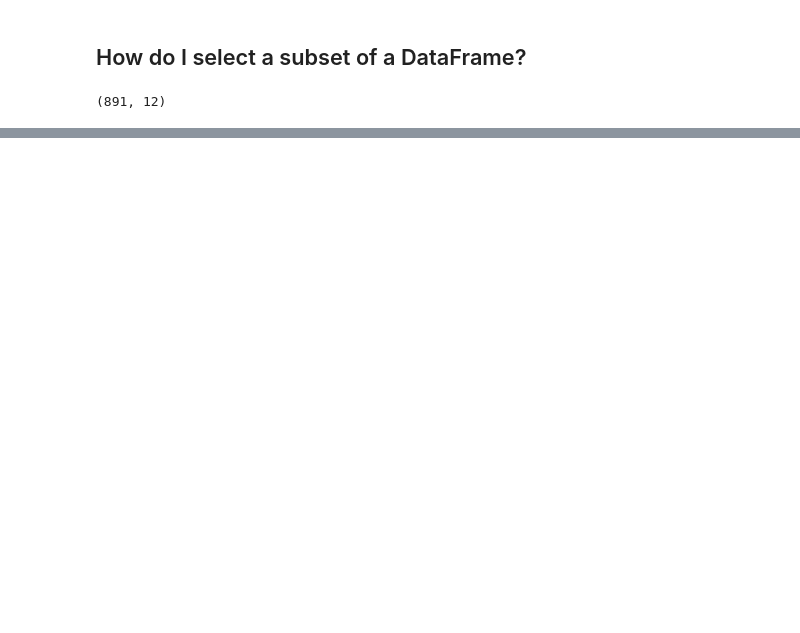
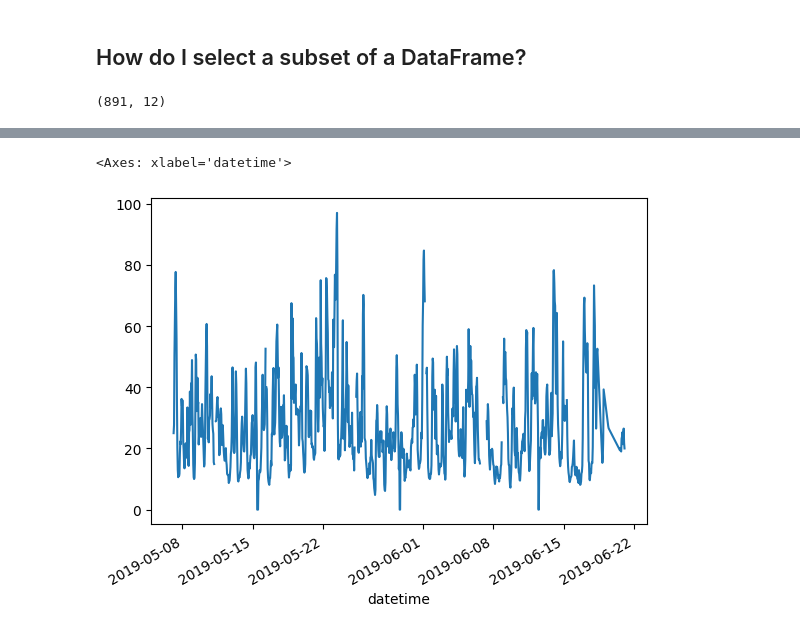
Before and after one commit to jbigishiro/pandas_practice, a Jupyter notebook: gettingStarted.ipynb, the cells around one changed output, grey strips where cells are left out. Cells and saved outputs as stored; diff of their text form; code cells hidden in the pictures; blank space fills up the shorter version.

Commit message:
reshape layout table

```diff
--- a/gettingStarted.ipynb
+++ b/gettingStarted.ipynb
@@ -98,0 +146,6 @@ age_sex.head()
+# %%
+# I want to plot only the columns of the data table with the data from Paris.
+air_quality["station_paris"].plot()
+# %% [output]
+<Axes: xlabel='datetime'>
+[figure, added]
```
Also changed, not shown: parts of 36 cells of this notebook.
